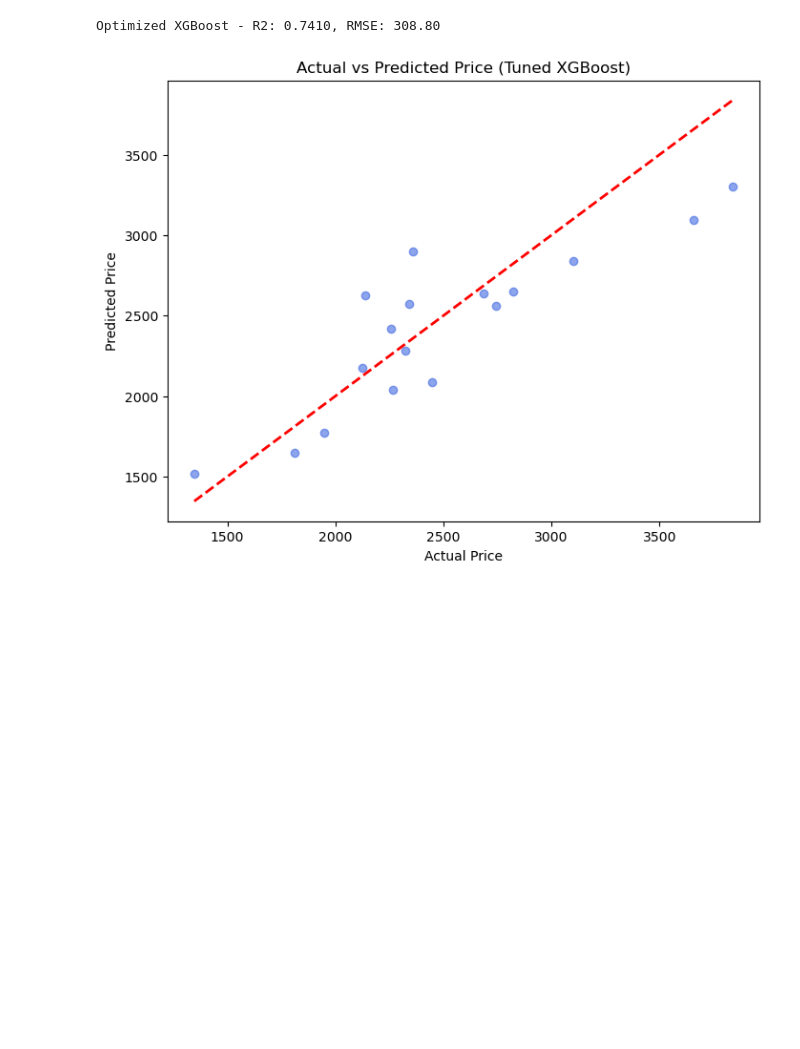
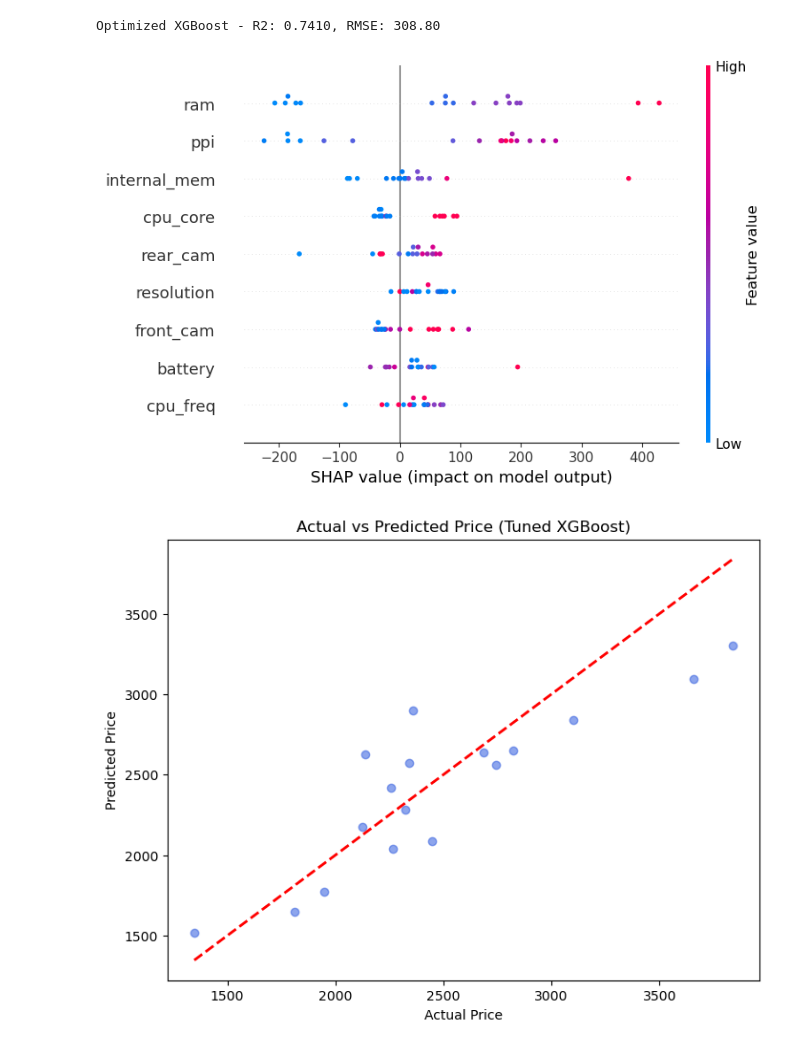
Before and after one commit to RaymussenArthur/MobilePhonePricePrediction, a Jupyter notebook: Notebooks/Modeling.ipynb, the cells around one changed output. Drawn from its saved outputs; the diff is of its cells as text; code cells hidden in the pictures; blank space fills up the shorter version.

```diff
--- a/Notebooks/Modeling.ipynb
+++ b/Notebooks/Modeling.ipynb
@@ -87,6 +87,18 @@ rmse = mean_squared_error(y_test, y_pred_best, squared=False)
 print(f"Optimized XGBoost - R2: {r2:.4f}, RMSE: {rmse:.2f}")
 # %% [output]
 Optimized XGBoost - R2: 0.7410, RMSE: 308.80
+# %%
+# Visualize the predictions of the optimized XGBoost model using shap
+explainer = shap.Explainer(best_xgb, x_train)
+shap_values = explainer(x_test)
+
+# Create summary plot
+plt.figure()
+shap.summary_plot(shap_values, x_test, show=False)
+
+plt.show()
+# %% [output]
+[figure, added]
 # %%
 plt.figure(figsize=(8,6))
 plt.scatter(y_test, y_pred_best, color='royalblue', alpha=0.6)
```
Also changed, not shown: parts of 2 cells of this notebook, 2 other files.
